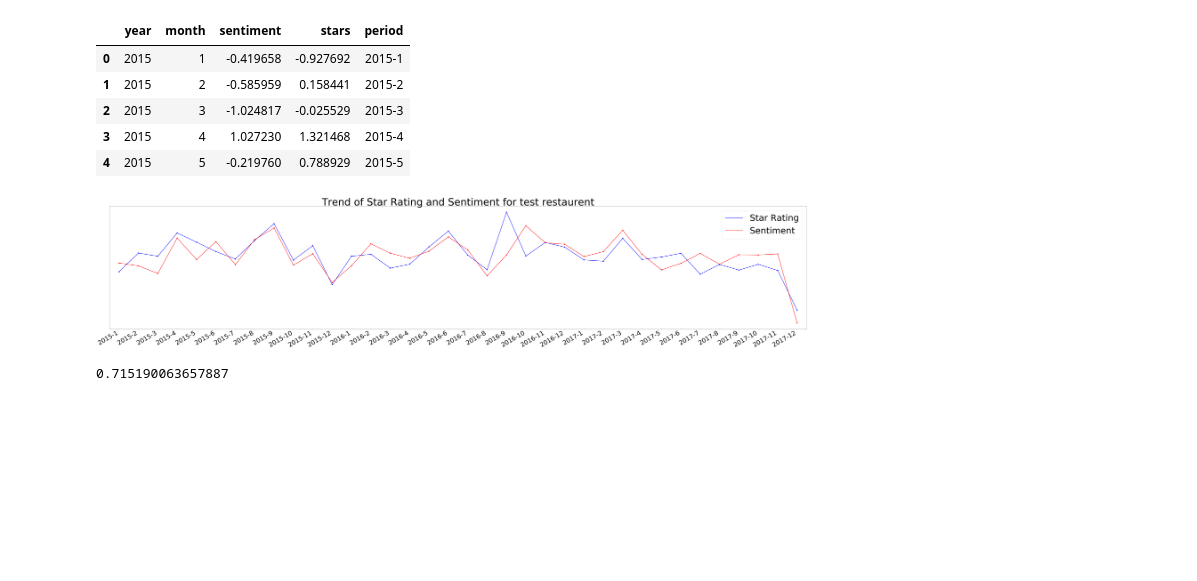
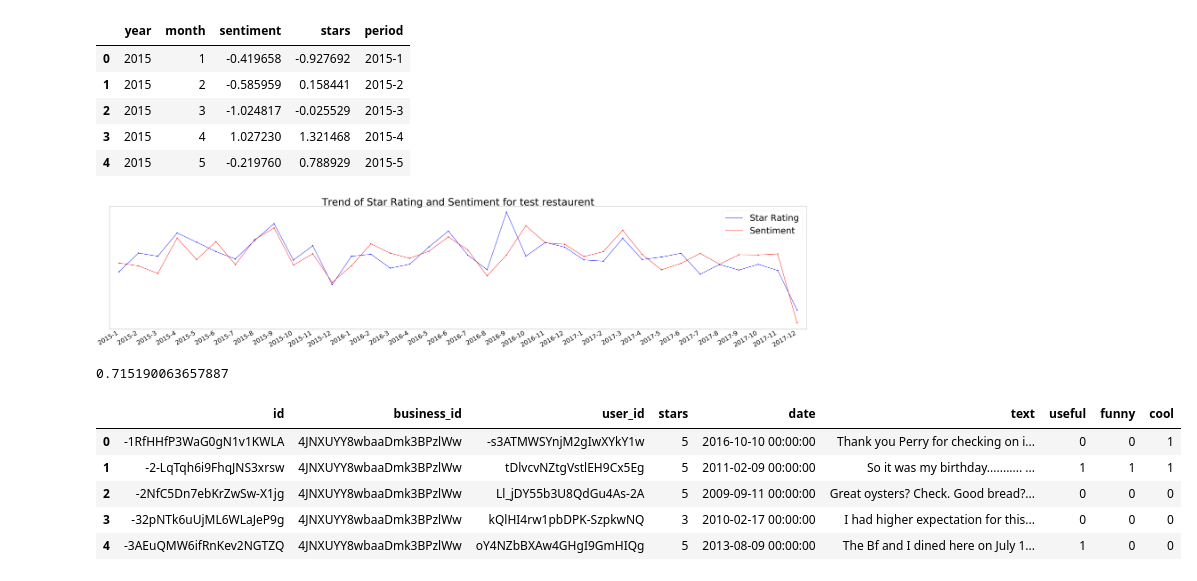
Before and after one commit to pulkitmaloo/Yelp-Dataset-Challenge, a Jupyter notebook: trendplot.ipynb, the cells around one changed output. Saved outputs shown, nothing was run; the diff lists cells and outputs as text; code cells hidden in the pictures; blank space fills up the shorter version.

```diff
--- a/trendplot.ipynb
+++ b/trendplot.ipynb
@@ -125,3 +125,14 @@ plt.savefig("images/" + res)
 pearsonr(mean_final['stars'], mean_final['sentiment'])[0]
 # %% [output]
 0.715190063657887
+# %%
+df = pd.read_html('project/reviews_data/mon_reviews.html', header=0)[0]
+# %%
+df.head()
+# %% [output]
+|  | id | business_id | user_id | stars | date | text | useful | funny | cool |
+| 0 | -1RfHHfP3WaG0gN1v1KWLA | 4JNXUYY8wbaaDmk3BPzlWw | -s3ATMWSYnjM2gIwXYkY1w | 5 | 2016-10-10 00:00:00 | Thank you Perry for checking on i... | 0 | 0 | 1 |
+| 1 | -2-LqTqh6i9FhqJNS3xrsw | 4JNXUYY8wbaaDmk3BPzlWw | tDlvcvNZtgVstlEH9Cx5Eg | 5 | 2011-02-09 00:00:00 | So it was my birthday........... ... | 1 | 1 | 1 |
+| 2 | -2NfC5Dn7ebKrZwSw-X1jg | 4JNXUYY8wbaaDmk3BPzlWw | Ll_jDY55b3U8QdGu4As-2A | 5 | 2009-09-11 00:00:00 | Great oysters? Check. Good bread?... | 0 | 0 | 0 |
+| 3 | -32pNTk6uUjML6WLaJeP9g | 4JNXUYY8wbaaDmk3BPzlWw | kQlHI4rw1pbDPK-SzpkwNQ | 3 | 2010-02-17 00:00:00 | I had higher expectation for this... | 0 | 0 | 0 |
+| 4 | -3AEuQMW6ifRnKev2NGTZQ | 4JNXUYY8wbaaDmk3BPzlWw | oY4NZbBXAw4GHgI9GmHIQg | 5 | 2013-08-09 00:00:00 | The Bf and I dined here on July 1... | 1 | 0 | 0 |
```
Also changed, not shown: 1 other file.
